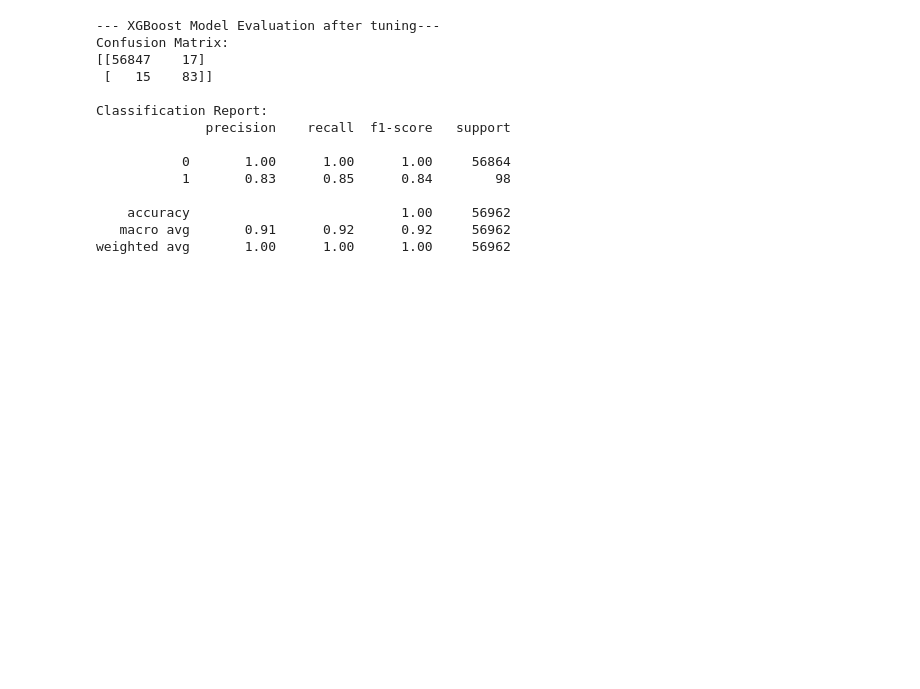
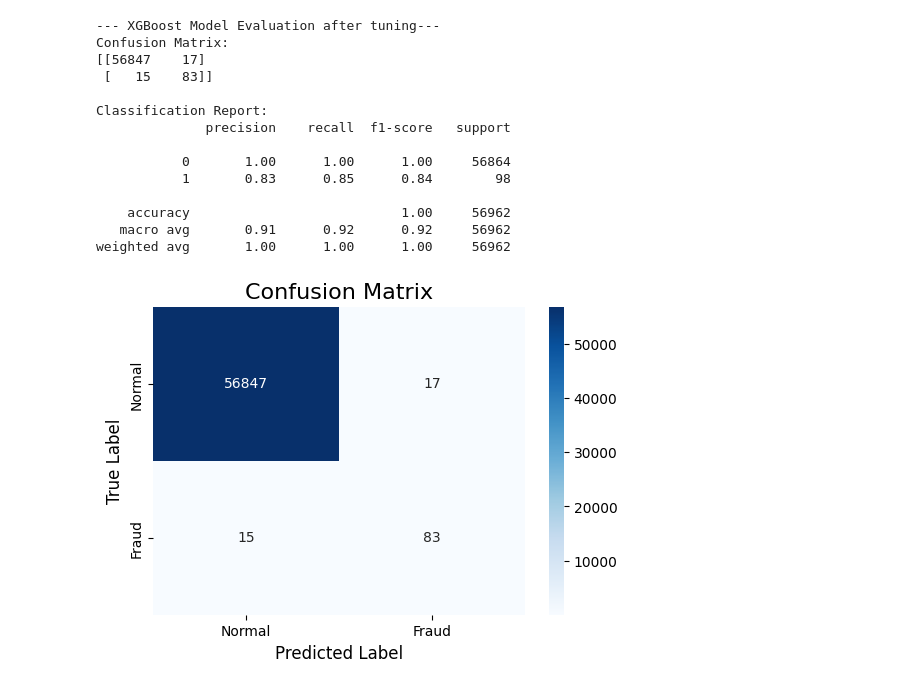
Before and after one commit to Akash1723/Predictive-Model-for-Financial-Fraud-Detection, a Jupyter notebook: model/model.ipynb, the cells around one changed output. Drawn from its saved outputs; the diff is of its cells as text; code cells hidden in the pictures; blank space fills up the shorter version.

```diff
--- a/model/model.ipynb
+++ b/model/model.ipynb
@@ -116,7 +119,8 @@ best_model=random_search.best_estimator_
 y_best_pred=best_model.predict(x_test)
 print("\n--- XGBoost Model Evaluation after tuning---")
 print("Confusion Matrix:")
-print(confusion_matrix(y_test, y_best_pred))
+cm=confusion_matrix(y_test, y_best_pred)
+print(cm)
 print("\nClassification Report:")
 print(classification_report(y_test, y_best_pred))
 # %% [output]
@@ -134,3 +138,21 @@ Classification Report:
     accuracy                           1.00     56962
    macro avg       0.91      0.92      0.92     56962
 weighted avg       1.00      1.00      1.00     56962
+# %%
+#confusion matric heatmap
+plt.figure(figsize=(6, 4)) # Set the figure size
+sns.heatmap(
+    cm,
+    annot=True,      # Write the numbers in the squares
+    fmt='d',         # Format as integers
+    cmap='Blues',    # Use a blue color theme
+    xticklabels=['Normal', 'Fraud'], # Labels for x-axis
+    yticklabels=['Normal', 'Fraud']  # Labels for y-axis
+)
+
+plt.title('Confusion Matrix', fontsize=16)
+plt.ylabel('True Label', fontsize=12)
+plt.xlabel('Predicted Label', fontsize=12)
+plt.show()
+# %% [output]
+[figure, added]
```
Also changed, not shown: parts of 3 cells of this notebook.
